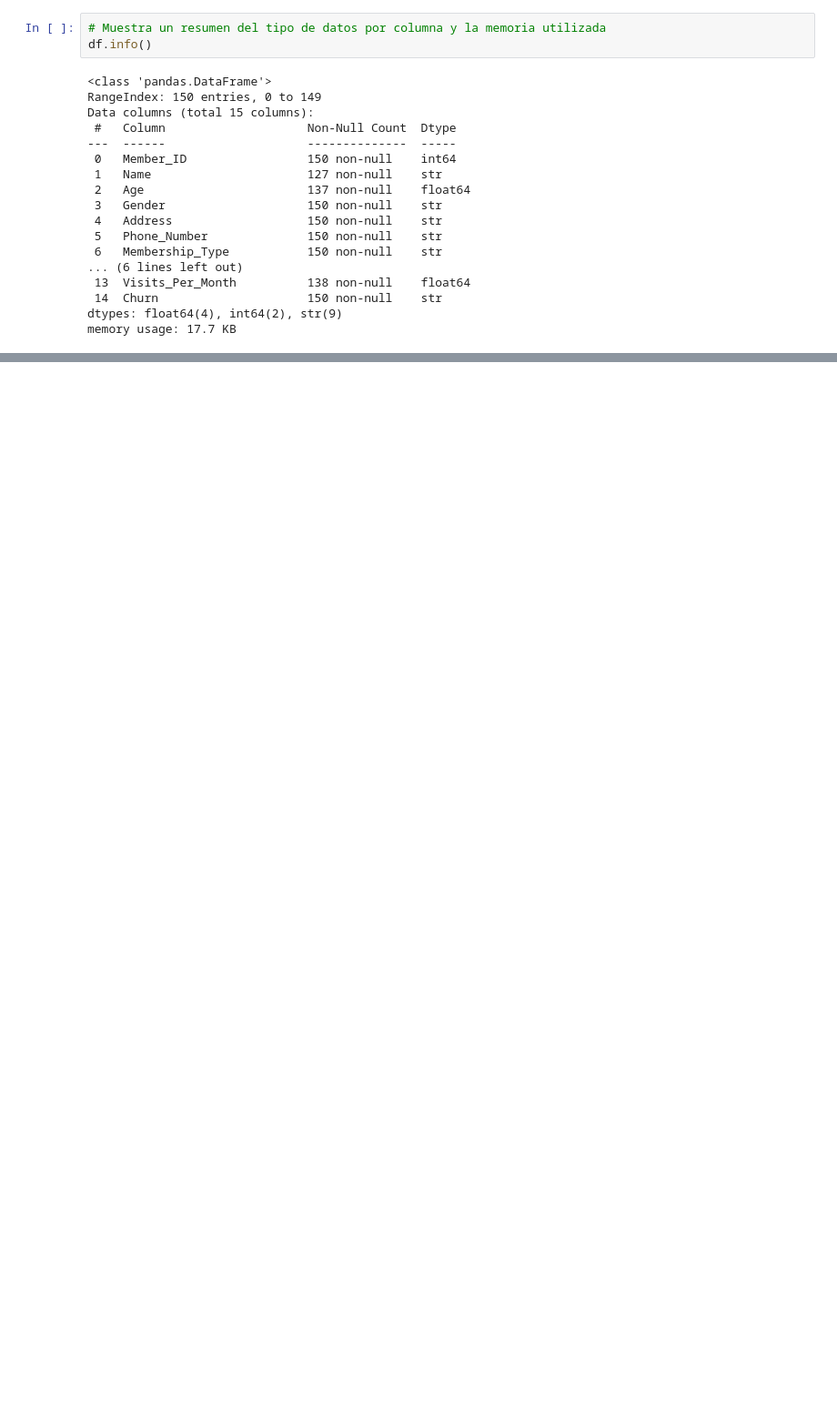
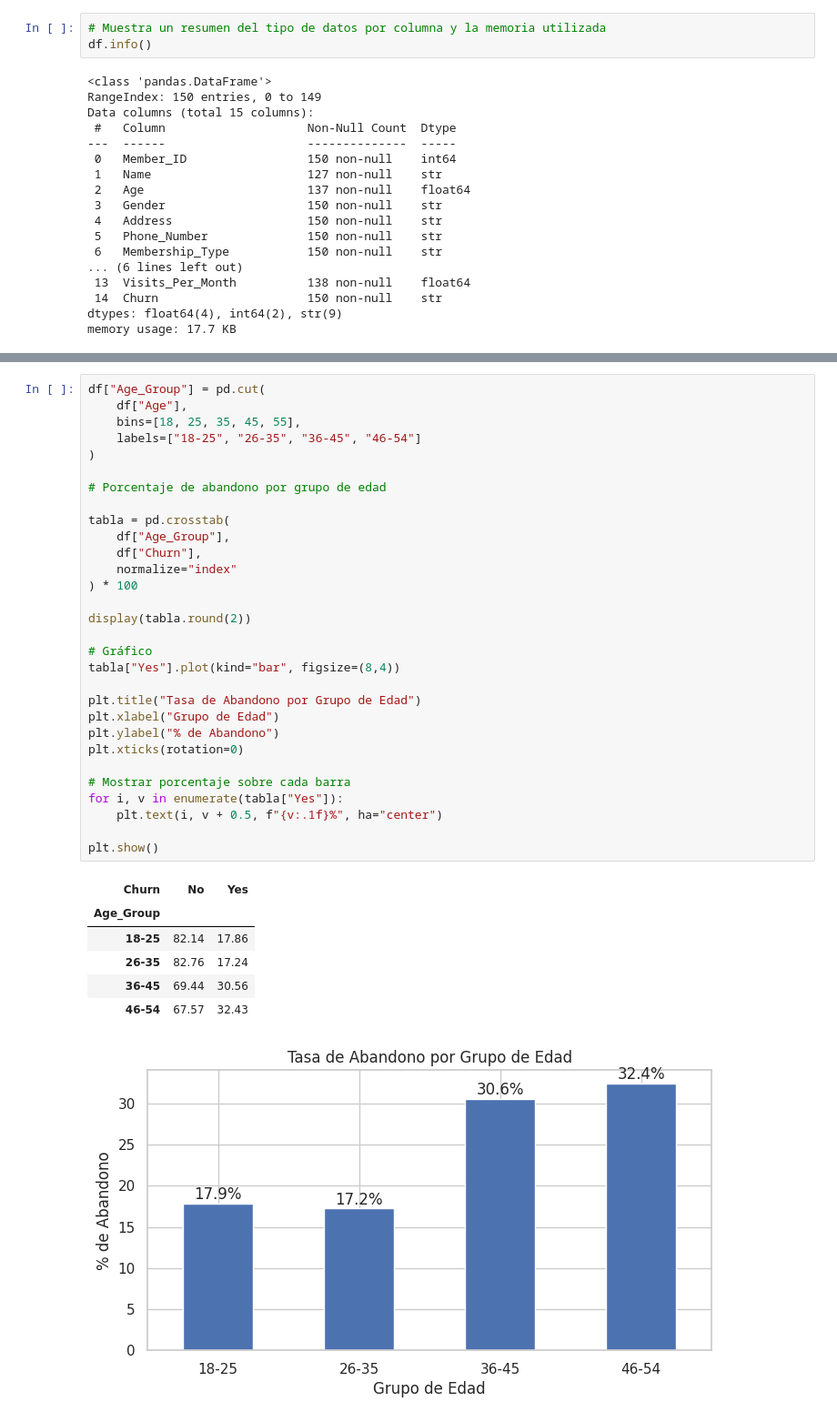
Before and after one commit to Cristian131x/Ejemplo-Proyecto-2-Parte-I-Core-, a Jupyter notebook: EDA/1_EDA_Deserción_en_Gimnasios.ipynb, the cells around one changed output, grey strips where cells are left out. Shown at 91% size. Saved outputs shown, nothing was run; the diff lists cells and outputs as text; blank space fills up the shorter version.

```diff
--- a/EDA/1_EDA_Deserción_en_Gimnasios.ipynb
+++ b/EDA/1_EDA_Deserción_en_Gimnasios.ipynb
@@ -90,0 +341,38 @@ memory usage: 17.7 KB
+# %%
+df["Age_Group"] = pd.cut(
+    df["Age"],
+    bins=[18, 25, 35, 45, 55],
+    labels=["18-25", "26-35", "36-45", "46-54"]
+)
+
+# Porcentaje de abandono por grupo de edad
+
+tabla = pd.crosstab(
+    df["Age_Group"],
+    df["Churn"],
+    normalize="index"
+) * 100
+
+display(tabla.round(2))
+
+# Gráfico
+tabla["Yes"].plot(kind="bar", figsize=(8,4))
+
+plt.title("Tasa de Abandono por Grupo de Edad")
+plt.xlabel("Grupo de Edad")
+plt.ylabel("% de Abandono")
+plt.xticks(rotation=0)
+
+# Mostrar porcentaje sobre cada barra
+for i, v in enumerate(tabla["Yes"]):
+    plt.text(i, v + 0.5, f"{v:.1f}%", ha="center")
+
+plt.show()
+# %% [output]
+| Churn | No | Yes |
+| Age_Group |  |  |
+| 18-25 | 82.14 | 17.86 |
+| 26-35 | 82.76 | 17.24 |
+| 36-45 | 69.44 | 30.56 |
+| 46-54 | 67.57 | 32.43 |
+[figure, added]
```
Also changed, not shown: parts of 41 cells of this notebook, 1 other file.
